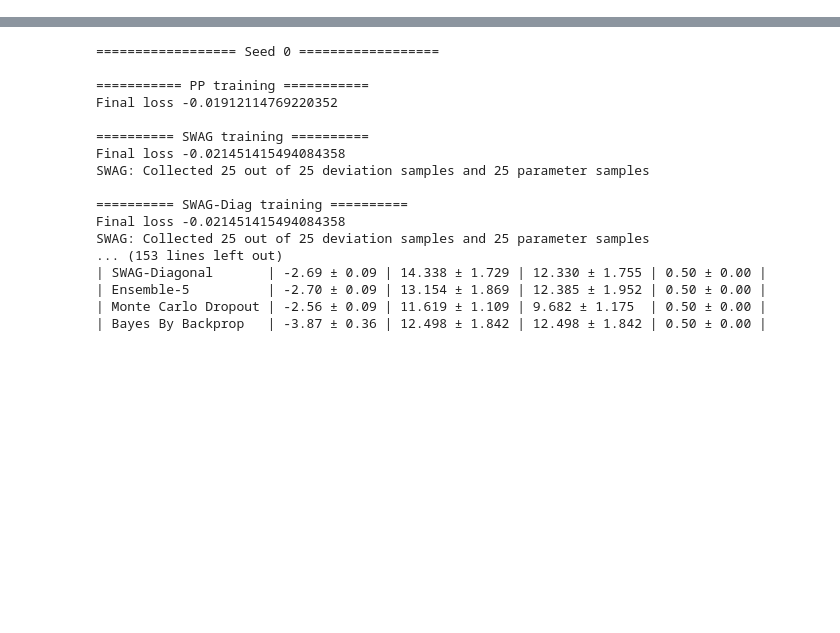
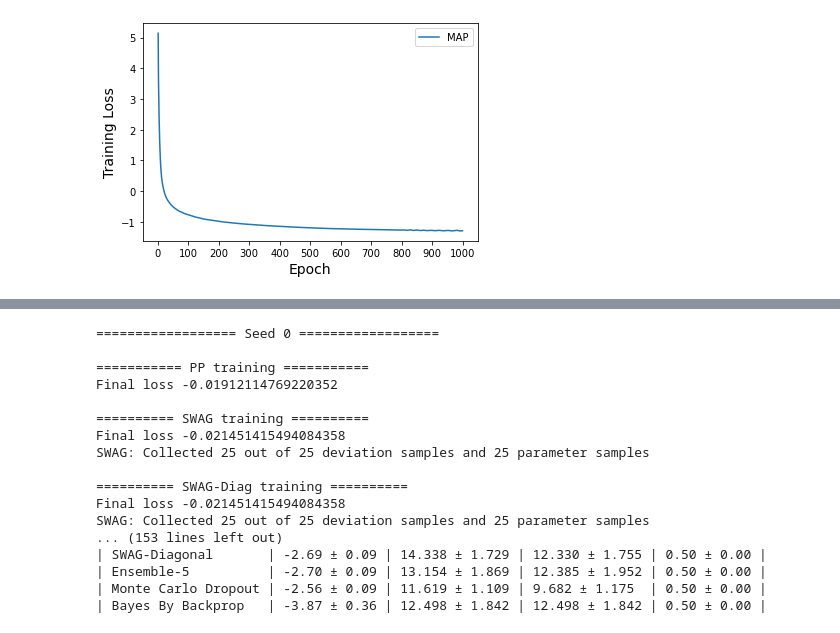
Before and after one commit to Feuermagier/VariationalBayesianDL, a Jupyter notebook: UCI.ipynb, the cells around one changed output, grey strips where cells are left out. Drawn from its saved outputs; the diff is of its cells as text; code cells hidden in the pictures; blank space fills up the shorter version.

```diff
--- a/UCI.ipynb
+++ b/UCI.ipynb
@@ -24,3 +72,7 @@ device = torch.device("cpu")
+# %%
+plot_losses("MAP", map_model.all_losses(), plt.subplot())
+# %% [output]
+[figure, added]
 # %%
 from training.vogn import VOGNModule, iVONModuleFunctorch
 
```
Also changed, not shown: parts of 5 cells of this notebook, 1 other file.
